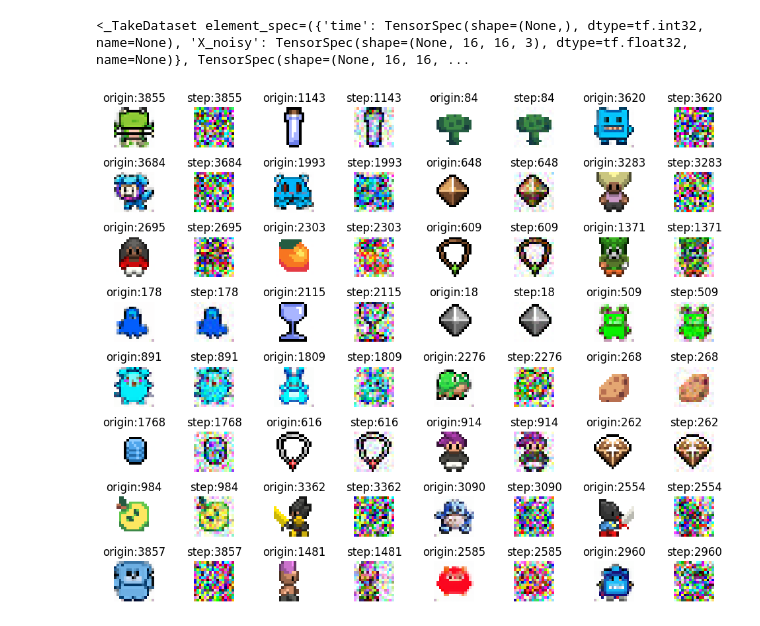
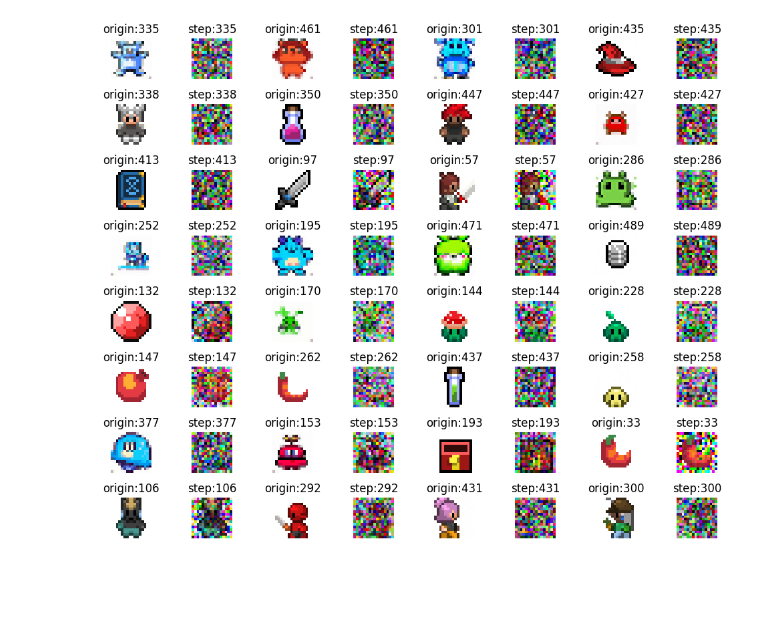
Before and after one commit to fidemin/machine-learning-practice, a Jupyter notebook: hands-on-machine-learning-3rd/Hands_on_Machine_Learning_17_diffusion.ipynb, the cells around one changed output. Saved outputs shown, nothing was run; the diff lists cells and outputs as text; code cells hidden in the pictures; blank space fills up the shorter version.

```diff
--- a/hands-on-machine-learning-3rd/Hands_on_Machine_Learning_17_diffusion.ipynb
+++ b/hands-on-machine-learning-3rd/Hands_on_Machine_Learning_17_diffusion.ipynb
@@ -21,7 +21,7 @@ def variance_schedule(T, s=0.008, max_beta=0.999):
 
     return alpha, alpha_overline, beta
 # %%
-T = 4000
+T = 500
 alpha, alpha_overline, beta = variance_schedule(T)
 # %%
 t = np.arange(T+1)
@@ -64,6 +64,7 @@ sprites_file_path = 'assets/sprite/sprites_1788_16x16.npy'
 sprites = np.load(sprites_file_path)
 # %%
 print(len(sprites), sprites.dtype)
-plt.imshow(sprites[0])
+sprites_train = sprites[:80000]
+sprites_valid = sprites[80000:]
 # %% [output]
 89400 uint8
@@ -72,6 +71,4 @@ plt.imshow(sprites[0])
 # %%
-
-
 def prepare_dataset(X, T, batch_size=32, shuffle=False):
     _, alpha_overline, _ = variance_schedule(T)
     prepare_batch = prepare_batch_factory(T, alpha_overline)
@@ -79,6 +76,6 @@ def prepare_dataset(X, T, batch_size=32, shuffle=False):
     if shuffle:
         ds = ds.shuffle(buffer_size=int(len(X) * 0.9))
     return ds.batch(batch_size).map(normalize_image).map(prepare_batch).prefetch(1)
-    # return ds.batch(batch_size).map(normalize_image).prefetch(1)
 
-train_set = prepare_dataset(sprites, T, batch_size=32, shuffle=True)
+train_set = prepare_dataset(sprites_train, T, batch_size=32, shuffle=True)
+valid_set = prepare_dataset(sprites_valid, T, batch_size=32)
@@ -85,47 +88,44 @@ train_set = prepare_dataset(sprites, T, batch_size=32, shuffle=True)
 # %%
 sample = train_set.take(1)
-# %%
-print(sample)
-# %% [output]
-<_TakeDataset element_spec=({'time': TensorSpec(shape=(None,), dtype=tf.int32, name=None), 'X_noisy': TensorSpec(shape=(None, 16, 16, 3), dtype=tf.float32, name=None)}, TensorSpec(shape=(None, 16, 16, ...
 # %%
 sample, sample_noise = list(sample)[0]
 sample_t, sample_X = sample['time'], sample['X_noisy']
 # there is value < -1.0 and > 1.0. clipping is required to recover.
 
-fig, axs = plt.subplots(8, 8, figsize=[10,8])
+
 
 def normal_to_image(X):
-    return tf.clip_by_value(tf.cast((X + 1.0) / 2.0 * 255.0, dtype=tf.int16), 0, 255)
+    return tf.clip_by_value(tf.cast((X + 1.0) / 2.0 * 255.0, dtype=tf.uint8), 0, 255)
 
 def substract_noise(X_noisy, t, noise):
     _, alpha_overline, _ = variance_schedule(T)
     X_shape = tf.shape(X_noisy)
     alpha_o = tf.cast(tf.gather(alpha_overline, t), dtype=tf.float32)
     alpha_o = tf.reshape(alpha_o, [X_shape[0]] + [1] * (len(X_shape)-1))
 
     # reverse of (alpha_o ** 0.5) * X + ((1 - alpha_o) ** 0.5) * noise
     return (X_noisy - ((1 - alpha_o) ** 0.5) * noise) / (alpha_o ** 0.5)
 
 recovered_images = substract_noise(sample_X, sample_t, sample_noise)
 
+fig, axs = plt.subplots(8, 8, figsize=[10,8])
 for i in range(len(sample_t)):
     image = normal_to_image(sample_X[i])
     recovered_image = normal_to_image(recovered_images[i])
 
     # print(recovered_image)
     axs[(2*i) // 8, (2*i) % 8].imshow(recovered_image)
     axs[(2*i) // 8, (2*i) % 8].set_title(f'origin:{tf.keras.backend.get_value(sample_t[i])}')
     axs[(2*i) // 8, (2*i) % 8].axis('off')
 
     axs[(2*i) // 8, (2*i) % 8 + 1].imshow(image)
     axs[(2*i) // 8, (2*i) % 8 + 1].set_title(f'step:{tf.keras.backend.get_value(sample_t[i])}')
     axs[(2*i) // 8, (2*i) % 8 + 1].axis('off')
 
 
 plt.tight_layout()
 # %% [output]
-[figure, old version]
+[figure, new version]
 # %%
 class TimeEncoding(tl.Layer):
     def __init__(self, T, embed_size, dtype=tf.float32, **kwargs):
```
Also changed, not shown: parts of 10 cells of this notebook, 4 other files.
